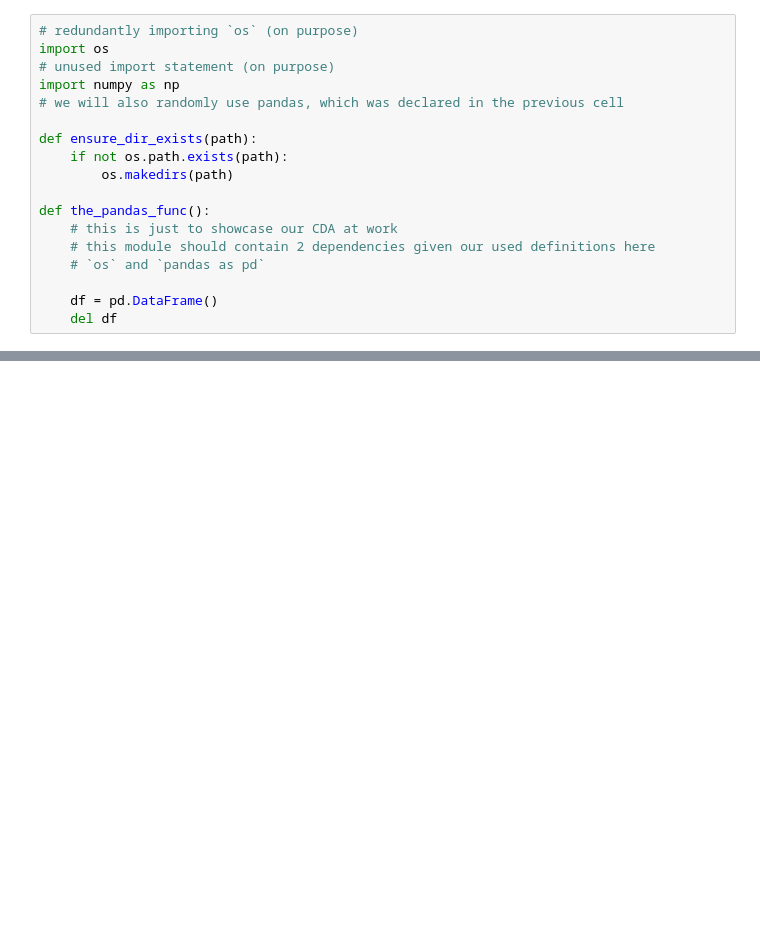
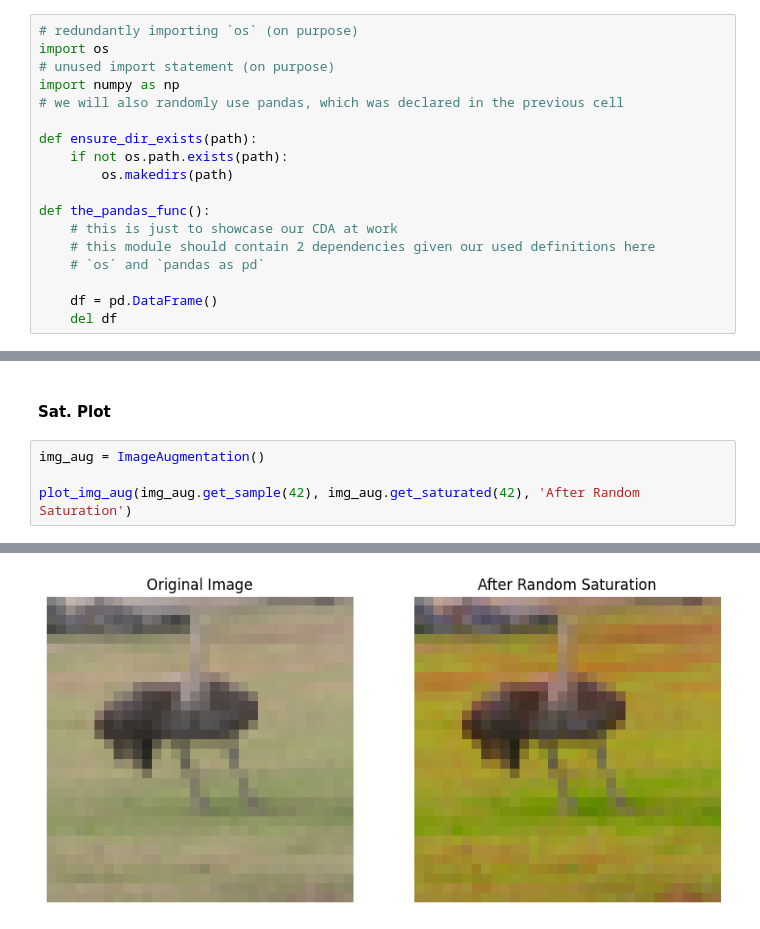
Before and after one commit to ThunderStruct/nbrefactor, a Jupyter notebook: demo/examples/sample_all_features.ipynb, the cells around one changed output, grey strips where cells are left out. Drawn from its saved outputs; the diff is of its cells as text; blank space fills up the shorter version.

```diff
--- a/demo/examples/sample_all_features.ipynb
+++ b/demo/examples/sample_all_features.ipynb
@@ -162,0 +287,7 @@ class MLUtils:
+# %% [markdown]
+#### Sat. Plot
+# %%
+img_aug = ImageAugmentation()
+
+plot_img_aug(img_aug.get_sample(42), img_aug.get_saturated(42), 'After Random Saturation')
+# %% [output]
@@ -162,0 +296 @@ class MLUtils:
+[figure, added]
```
Also changed, not shown: parts of 31 cells of this notebook, 6 other files.
